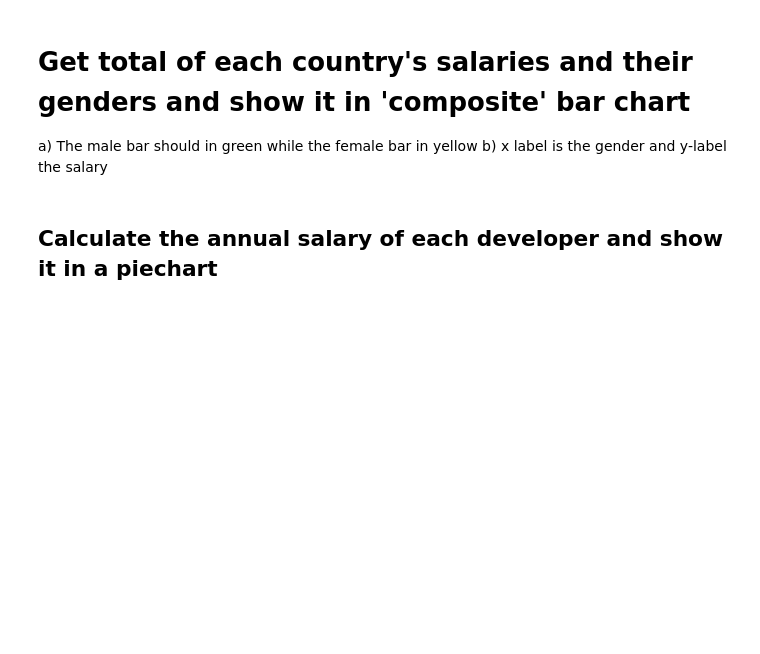
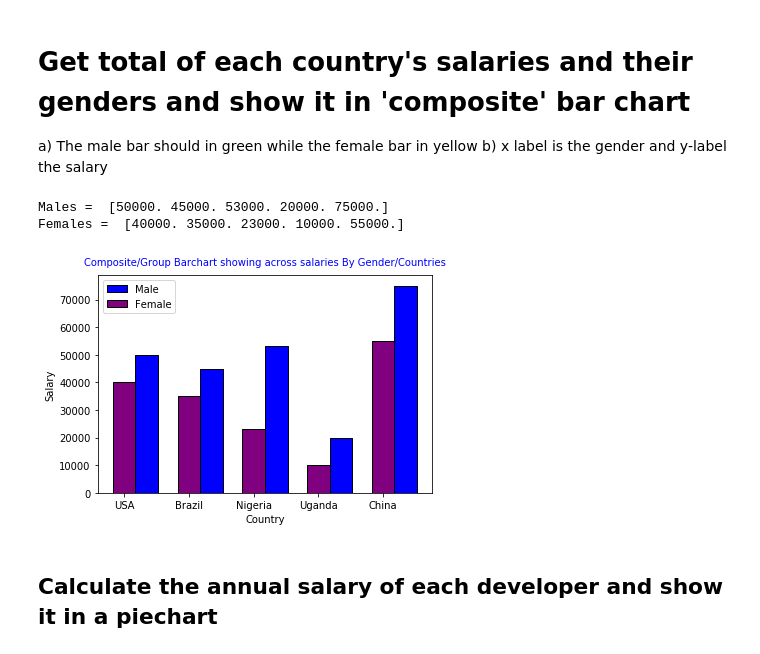
Before and after one commit to MzSusann/Data-science-SCA-path-projects, a Jupyter notebook: Dev_Salaries.ipynb, the cells around one changed output. Drawn from its saved outputs; the diff is of its cells as text; code cells hidden in the pictures; blank space fills up the shorter version.

Commit message:
update with numpy and composite bar chart

```diff
--- a/Dev_Salaries.ipynb
+++ b/Dev_Salaries.ipynb
@@ -449,6 +461,39 @@ plt.show()
 # Get total of each country's salaries and their genders and show it in 'composite' bar chart
 a) The male bar should in green while the female bar in yellow
 b) x label is the gender and y-label the salary
+# %%
+#monthly salaries by gender(Male and Female)
+import numpy as np
+import matplotlib.pyplot as plt
+
+dev_female = dev_salariespd.loc[(dev_salariespd['Gender'] == 'Female')] #Access the Female Gender first
+dev_male = dev_salariespd.loc[(dev_salariespd['Gender'] == 'Male')] #Access the Male Gender first
+
+print('Males = ', np.array(dev_male['Monthly Salary']))
+print('Females = ', np.array(dev_female['Monthly Salary']))
+
+country = ['USA', 'Brazil','Nigeria', 'Uganda', 'China']
+gender = ['Male', 'Female']
+pos = np.arange(len(country))
+bar_width=0.35
+
+
+plt.bar(pos+bar_width, dev_male['Monthly Salary'],bar_width, color='blue', edgecolor='black')
+plt.bar(pos, dev_female['Monthly Salary'],bar_width, color='purple', edgecolor='black')
+
+plt.xticks(pos, country)
+
+plt.xlabel('Country', size=10)
+plt.ylabel('Salary', fontsize=10)
+
+plt.title('Composite/Group Barchart showing across salaries By Gender/Countries', pad=10, color='blue', fontsize=10)
+
+plt.legend(gender,loc=2)
+plt.show()
+# %% [output]
+Males =  [50000. 45000. 53000. 20000. 75000.]
+Females =  [40000. 35000. 23000. 10000. 55000.]
+[figure, added]
 # %% [markdown]
 ## Calculate the annual salary of each developer and show it in a piechart
 # %%
```
Also changed, not shown: parts of 3 cells of this notebook.
